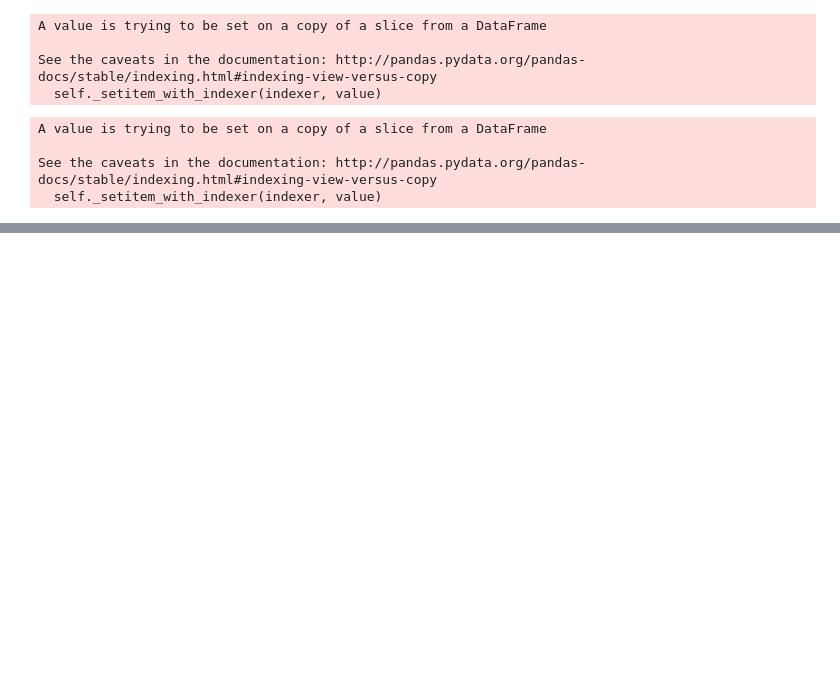
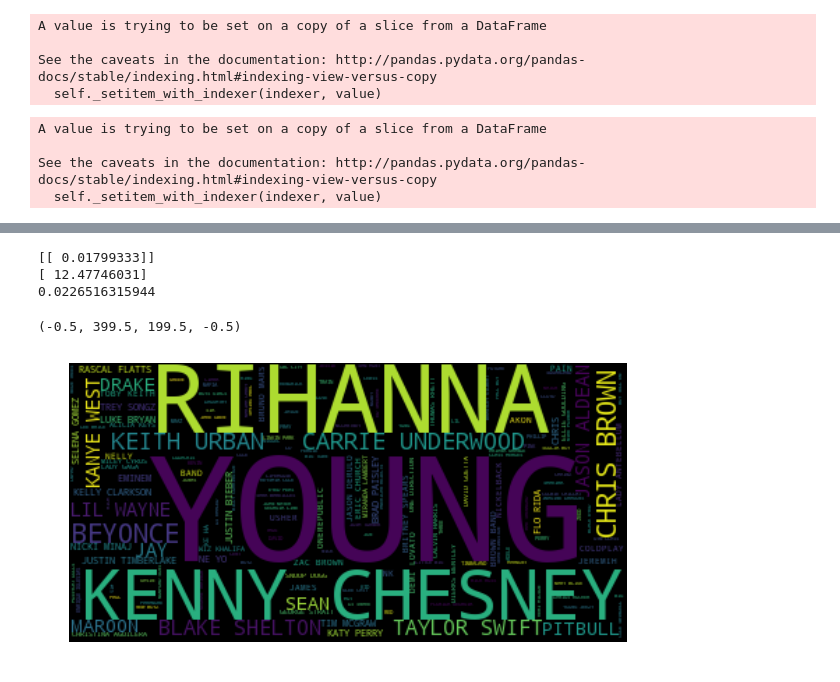
Before and after one commit to nash13cxw/BillboardAnalysis, a Jupyter notebook: BIllboardAnalysis.ipynb, the cells around one changed output, grey strips where cells are left out. Saved outputs shown, nothing was run; the diff lists cells and outputs as text; code cells hidden in the pictures; blank space fills up the shorter version.

```diff
--- a/BIllboardAnalysis.ipynb
+++ b/BIllboardAnalysis.ipynb
@@ -11,3 +9,6 @@ from collections import Counter
+# %%
+%matplotlib inline
+plt.rcParams["figure.figsize"] = [10.0,6.0]
 # %%
 ts = pd.read_csv('billtopsong.csv')
 # %%
@@ -278 +282,10 @@ See the caveats in the documentation: http://pandas.pydata.org/pandas-docs/stabl
+# %%
+lm.fit(ts_info[['singles']],ts_info[['count']])
+print(lm.coef_)
+print(lm.intercept_)
+print(lm.score(ts_info[['singles']],ts_info[['count']]))
+# %% [output]
+[[ 0.01799333]]
+[ 12.47746031]
+0.0226516315944
 # %%
@@ -285,0 +294,8 @@ See the caveats in the documentation: http://pandas.pydata.org/pandas-docs/stabl
+# %%
+wordcloudartists = WordCloud().generate(' '.join(list(top_artist['artists'])))
+# %%
+plt.imshow(wordcloudartists, interpolation='bilinear')
+plt.axis("off")
+# %% [output]
+(-0.5, 399.5, 199.5, -0.5)
+[figure, added]
```
Also changed, not shown: parts of 23 cells of this notebook.
